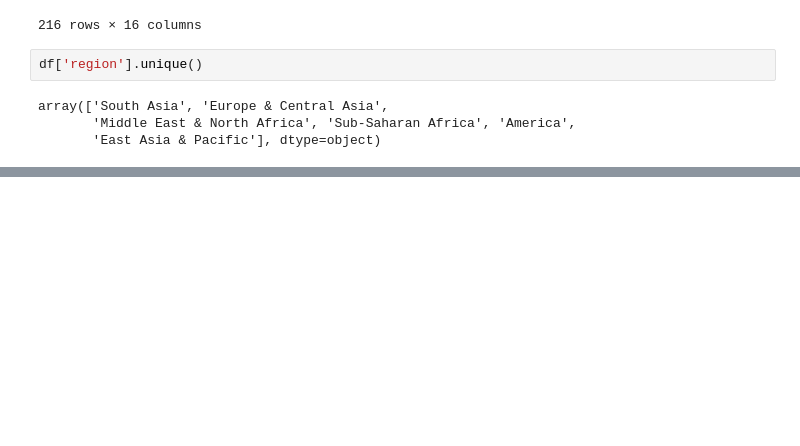
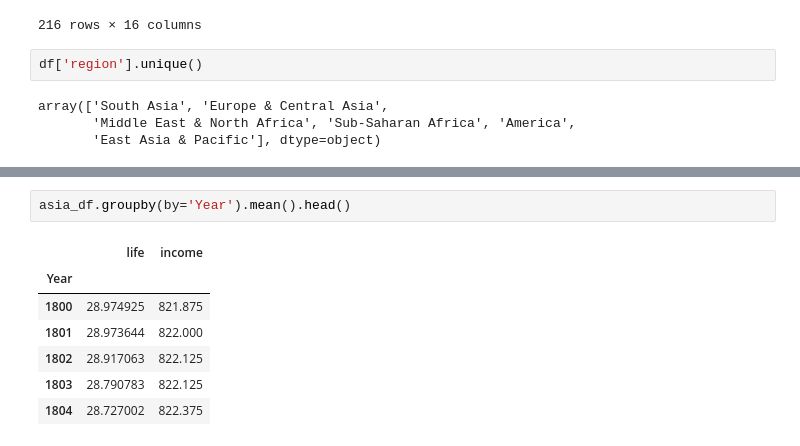
Before and after one commit to HardPlant/TIL, a Jupyter notebook: Tacademy/D3_Data_Visual/01.pandas_exercise.ipynb, the cells around one changed output, grey strips where cells are left out. Saved outputs shown, nothing was run; the diff lists cells and outputs as text; blank space fills up the shorter version.

```diff
--- a/Tacademy/D3_Data_Visual/01.pandas_exercise.ipynb
+++ b/Tacademy/D3_Data_Visual/01.pandas_exercise.ipynb
@@ -329,0 +368,10 @@ array(['South Asia', 'Europe & Central Asia',
+# %%
+asia_df.groupby(by='Year').mean().head()
+# %% [output]
+|  | life | income |
+| Year |  |  |
+| 1800 | 28.974925 | 821.875 |
+| 1801 | 28.973644 | 822.000 |
+| 1802 | 28.917063 | 822.125 |
+| 1803 | 28.790783 | 822.125 |
+| 1804 | 28.727002 | 822.375 |
```
Also changed, not shown: parts of 3 cells of this notebook, 1 other file.
